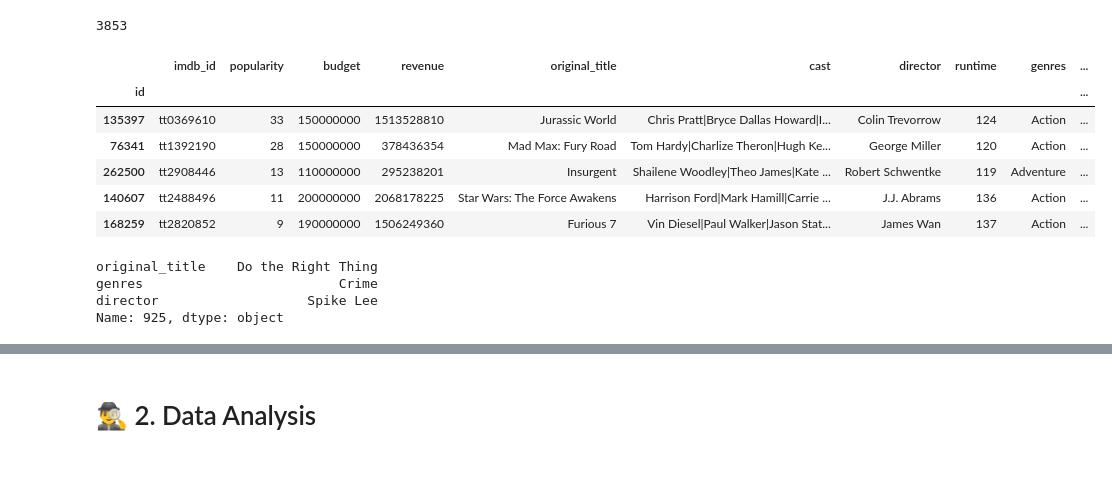
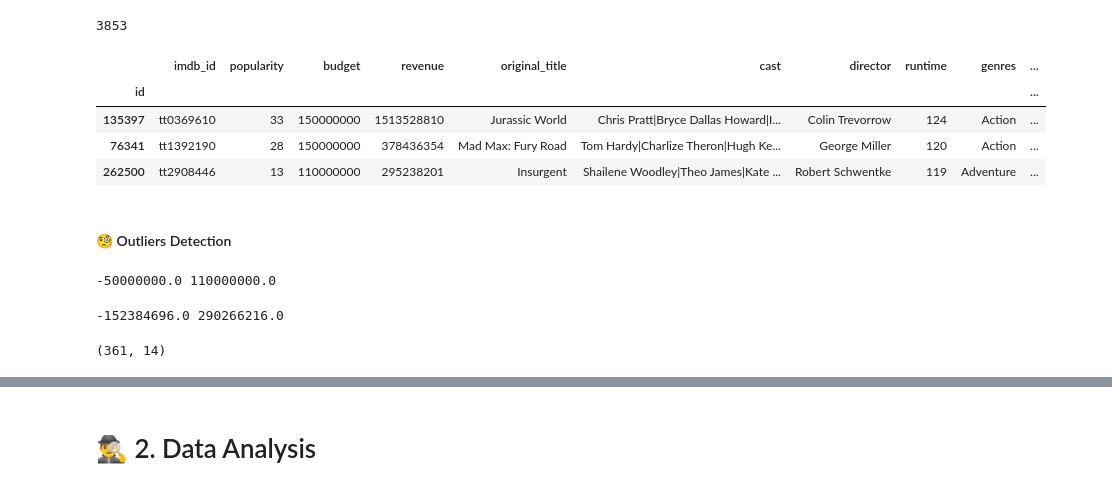
Before and after one commit to belhaddadmohamed/Kaggle-Competitions-Data-Analytics, a Jupyter notebook: Data analysis - Mazen Analytics/كورس اساسيات تحليل البيانات/Project2/movies_analytics.ipynb, the cells around one changed output, grey strips where cells are left out. Saved outputs shown, nothing was run; the diff lists cells and outputs as text; code cells hidden in the pictures.

Commit message:
update outliers

```diff
--- a/Data analysis - Mazen Analytics/كورس اساسيات تحليل البيانات/Project2/movies_analytics.ipynb
+++ b/Data analysis - Mazen Analytics/كورس اساسيات تحليل البيانات/Project2/movies_analytics.ipynb
@@ -107,19 +107,12 @@ df['id'].nunique()
 3853
 # %%
 df.set_index('id', inplace=True)
-df.head()
+df.head(3)
 # %% [output]
 |  | imdb_id | popularity | budget | revenue | original_title | cast | director | runtime | genres | ... |
 | id |  |  |  |  |  |  |  |  |  | ... |
 | 135397 | tt0369610 | 33 | 150000000 | 1513528810 | Jurassic World | Chris Pratt|Bryce Dallas Howard|I... | Colin Trevorrow | 124 | Action | ... |
 | 76341 | tt1392190 | 28 | 150000000 | 378436354 | Mad Max: Fury Road | Tom Hardy|Charlize Theron|Hugh Ke... | George Miller | 120 | Action | ... |
 | 262500 | tt2908446 | 13 | 110000000 | 295238201 | Insurgent | Shailene Woodley|Theo James|Kate ... | Robert Schwentke | 119 | Adventure | ... |
-| 140607 | tt2488496 | 11 | 200000000 | 2068178225 | Star Wars: The Force Awakens | Harrison Ford|Mark Hamill|Carrie ... | J.J. Abrams | 136 | Action | ... |
-| 168259 | tt2820852 | 9 | 190000000 | 1506249360 | Furious 7 | Vin Diesel|Paul Walker|Jason Stat... | James Wan | 137 | Action | ... |
-# %%
-df.loc[925, ['original_title', 'genres', 'director']]
-# %% [output]
-original_title    Do the Right Thing
-genres                         Crime
-director                   Spike Lee
-Name: 925, dtype: object
+# %% [markdown]
+#### 🧐 Outliers Detection
@@ -125,0 +129,9 @@ Name: 925, dtype: object
+# %%
+bug_outlier_df = detect_outliers_iqr(df, 'budget')['original_title']
+# %% [output]
+-50000000.0 110000000.0
+# %%
+detect_outliers_iqr(df, 'revenue').shape
+# %% [output]
+-152384696.0 290266216.0
+(361, 14)
```
Also changed, not shown: parts of 4 cells of this notebook, 5 other files.
